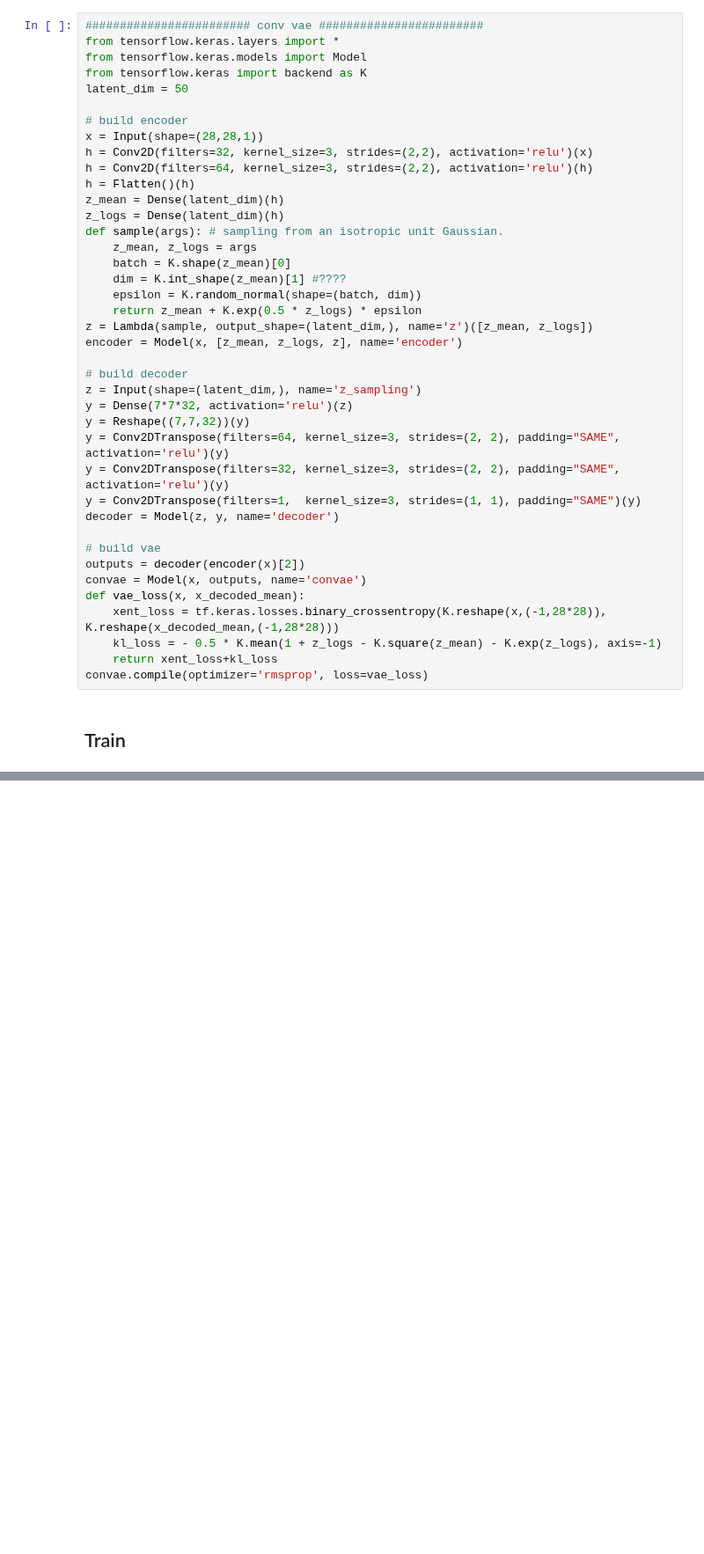
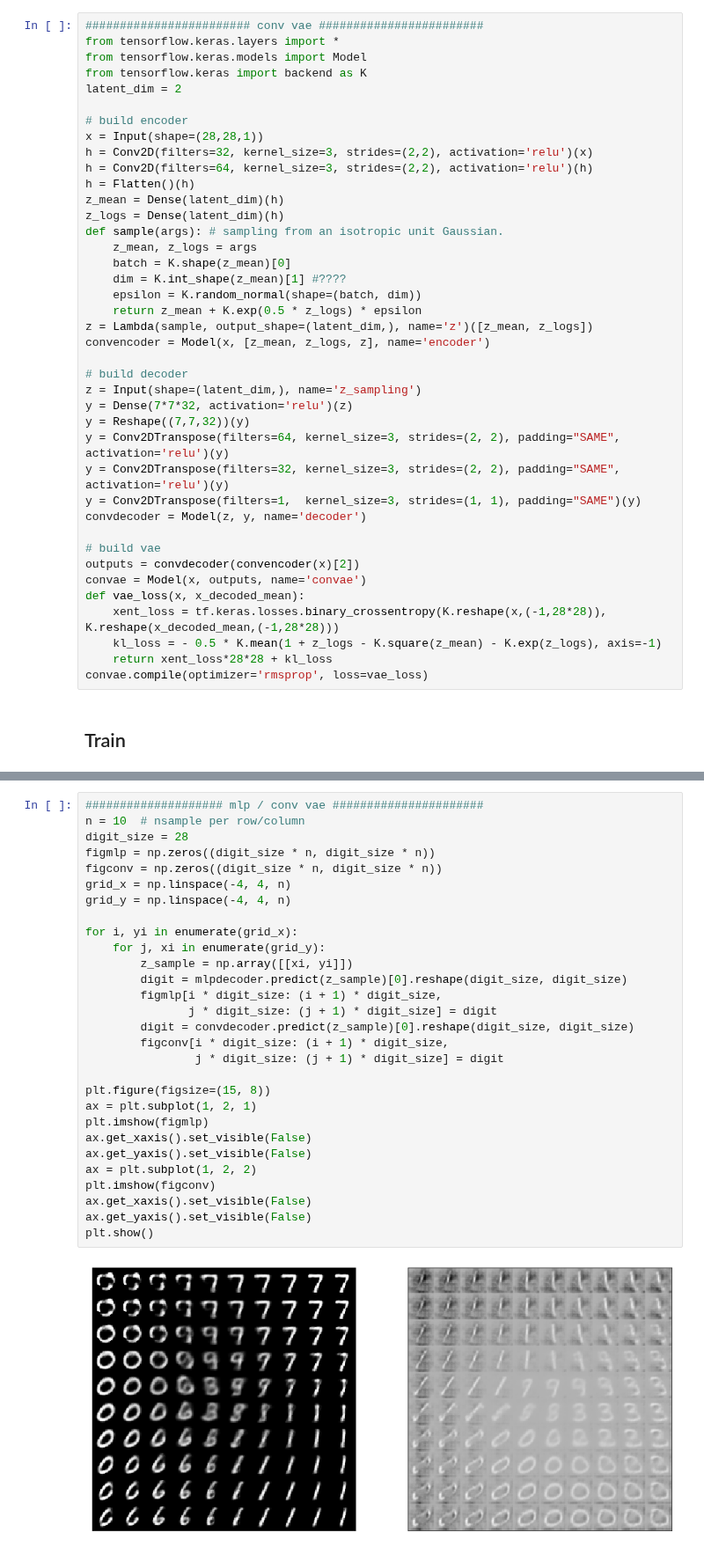
Before and after one commit to hoihui/nlp, a Jupyter notebook: Autoencoder.ipynb, the cells around one changed output, grey strips where cells are left out. Shown at 88% size. Saved outputs shown, nothing was run; the diff lists cells and outputs as text; blank space fills up the shorter version.

```diff
--- a/Autoencoder.ipynb
+++ b/Autoencoder.ipynb
@@ -460,7 +450,7 @@ mlpvae.compile(optimizer='rmsprop', loss=vae_loss)
 from tensorflow.keras.layers import *
 from tensorflow.keras.models import Model
 from tensorflow.keras import backend as K
-latent_dim = 50
+latent_dim = 2
 
 # build encoder
 x = Input(shape=(28,28,1))
@@ -476,7 +466,7 @@ def sample(args): # sampling from an isotropic unit Gaussian.
     epsilon = K.random_normal(shape=(batch, dim))
     return z_mean + K.exp(0.5 * z_logs) * epsilon
 z = Lambda(sample, output_shape=(latent_dim,), name='z')([z_mean, z_logs])
-encoder = Model(x, [z_mean, z_logs, z], name='encoder')
+convencoder = Model(x, [z_mean, z_logs, z], name='encoder')
 
 # build decoder
 z = Input(shape=(latent_dim,), name='z_sampling')
@@ -485,15 +475,15 @@ y = Reshape((7,7,32))(y)
 y = Conv2DTranspose(filters=64, kernel_size=3, strides=(2, 2), padding="SAME", activation='relu')(y)
 y = Conv2DTranspose(filters=32, kernel_size=3, strides=(2, 2), padding="SAME", activation='relu')(y)
 y = Conv2DTranspose(filters=1,  kernel_size=3, strides=(1, 1), padding="SAME")(y)
-decoder = Model(z, y, name='decoder')
+convdecoder = Model(z, y, name='decoder')
 
 # build vae
-outputs = decoder(encoder(x)[2])
+outputs = convdecoder(convencoder(x)[2])
 convae = Model(x, outputs, name='convae')
 def vae_loss(x, x_decoded_mean):
     xent_loss = tf.keras.losses.binary_crossentropy(K.reshape(x,(-1,28*28)), K.reshape(x_decoded_mean,(-1,28*28)))
     kl_loss = - 0.5 * K.mean(1 + z_logs - K.square(z_mean) - K.exp(z_logs), axis=-1)
-    return xent_loss+kl_loss
+    return xent_loss*28*28 + kl_loss
 convae.compile(optimizer='rmsprop', loss=vae_loss)
 # %% [markdown]
 ## Train
@@ -561,0 +599,31 @@ Epoch 2/2
+# %%
+#################### mlp / conv vae ######################
+n = 10  # nsample per row/column
+digit_size = 28
+figmlp = np.zeros((digit_size * n, digit_size * n))
+figconv = np.zeros((digit_size * n, digit_size * n))
+grid_x = np.linspace(-4, 4, n)
+grid_y = np.linspace(-4, 4, n)
+
+for i, yi in enumerate(grid_x):
+    for j, xi in enumerate(grid_y):
+        z_sample = np.array([[xi, yi]])
+        digit = mlpdecoder.predict(z_sample)[0].reshape(digit_size, digit_size)
+        figmlp[i * digit_size: (i + 1) * digit_size,
+               j * digit_size: (j + 1) * digit_size] = digit
+        digit = convdecoder.predict(z_sample)[0].reshape(digit_size, digit_size)
+        figconv[i * digit_size: (i + 1) * digit_size,
+                j * digit_size: (j + 1) * digit_size] = digit
+
+plt.figure(figsize=(15, 8))
+ax = plt.subplot(1, 2, 1)
+plt.imshow(figmlp)
+ax.get_xaxis().set_visible(False)
+ax.get_yaxis().set_visible(False)
+ax = plt.subplot(1, 2, 2)
+plt.imshow(figconv)
+ax.get_xaxis().set_visible(False)
+ax.get_yaxis().set_visible(False)
+plt.show()
+# %% [output]
+[figure, added]
```
Also changed, not shown: parts of 11 cells of this notebook.
